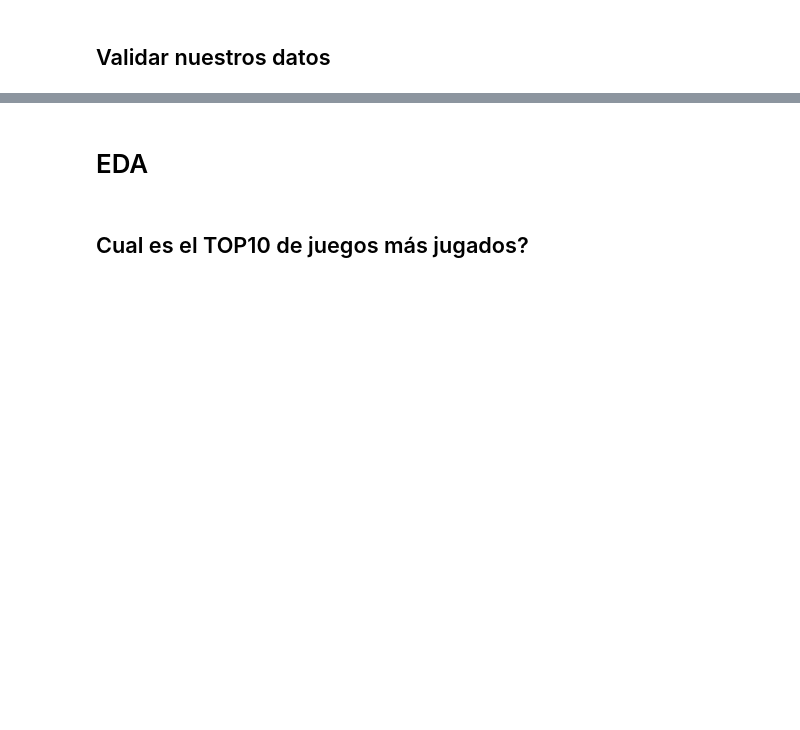
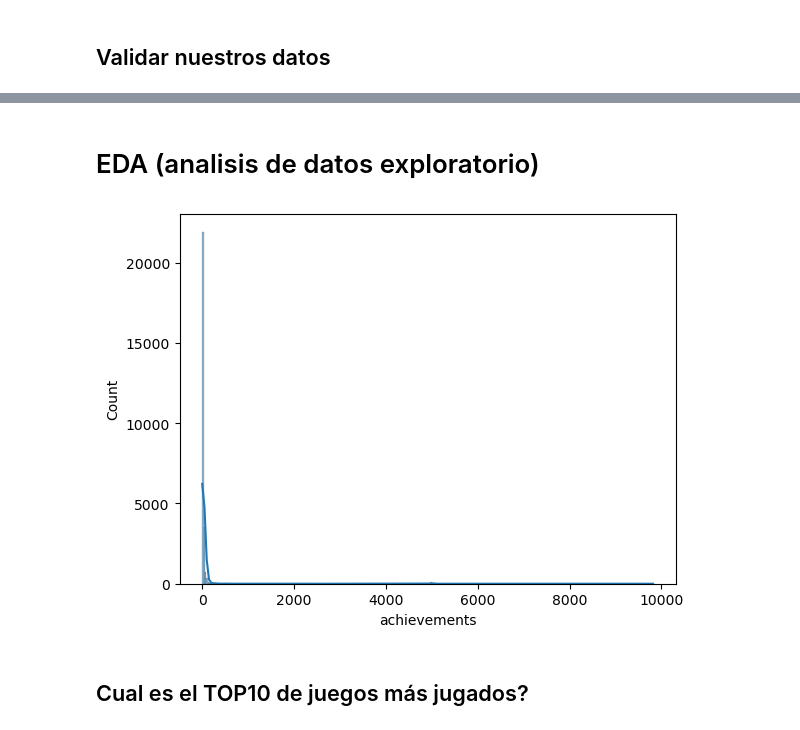
Before and after one commit to techcanto/Ejercicio-de-ciencia-de-datos, a Jupyter notebook: Cliente2/proyectoCliente2.ipynb, the cells around one changed output, grey strips where cells are left out. Saved outputs shown, nothing was run; the diff lists cells and outputs as text; code cells hidden in the pictures; blank space fills up the shorter version.

Commit message:
validar datos

```diff
--- a/Cliente2/proyectoCliente2.ipynb
+++ b/Cliente2/proyectoCliente2.ipynb
@@ -473,2 +493,2 @@ print(variantes)
 # %% [markdown]
-# EDA
+# EDA (analisis de datos exploratorio)
@@ -475,3 +498,9 @@ print(variantes)
+# %%
+# Histograma para ver la distribución
+sns.histplot(df['achievements'], kde=True)
+plt.show()
+# %% [output]
+[figure, added]
 # %% [markdown]
 ## Cual es el TOP10 de juegos más jugados?
 # %% [markdown]
```
Also changed, not shown: parts of 2 cells of this notebook.
